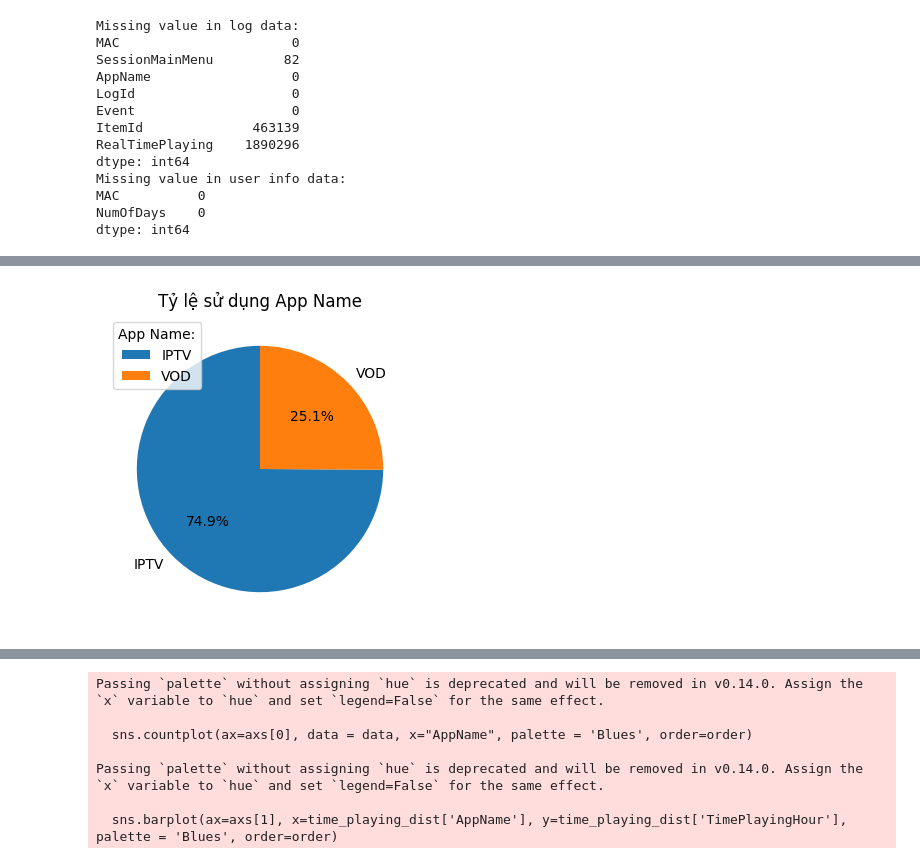
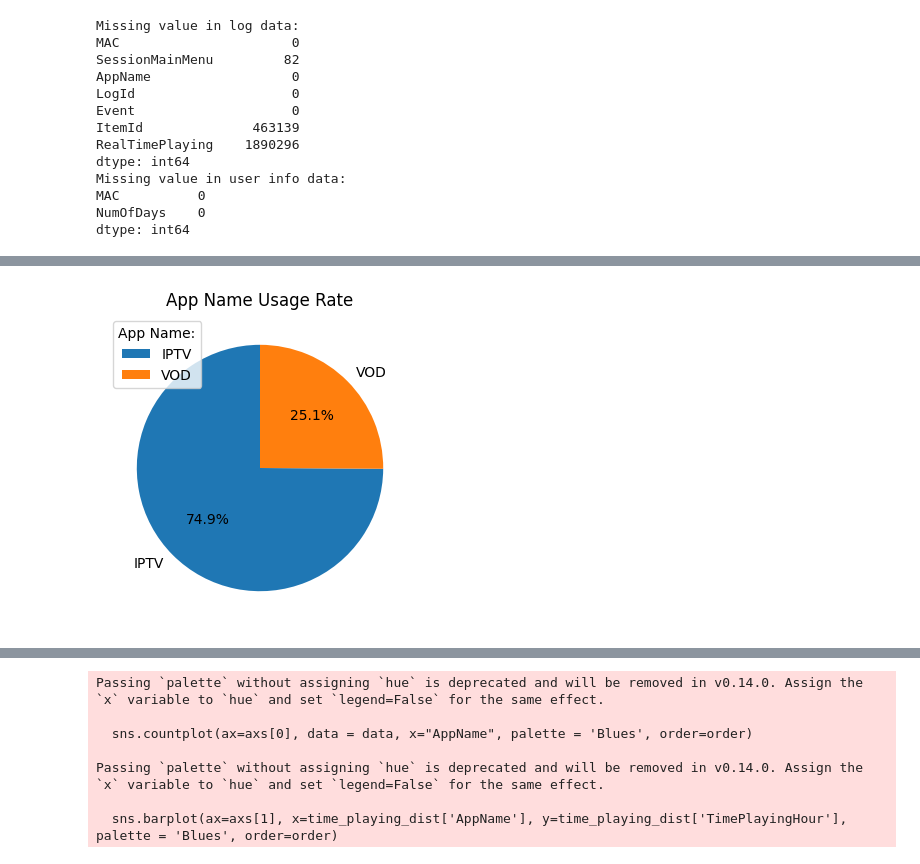
Before and after one commit to levythaoanh/TV-Usage-Insights-Churn-Risk-Modeling, a Jupyter notebook: CustomerChurnAnalysis.ipynb, the cells around one changed output, grey strips where cells are left out. Drawn from its saved outputs; the diff is of its cells as text; code cells hidden in the pictures.

```diff
--- a/CustomerChurnAnalysis.ipynb
+++ b/CustomerChurnAnalysis.ipynb
@@ -75,5 +104,6 @@ log.head(5)
 # %%
-user_info = pd.read_csv("C:\\Users\\ADMIN\\Desktop\\Practice Test 2025\\03. Python\\FPT_Test\\DataSampleTest\\user_info.txt", delimiter= "\t")
+#  Import ".txt" file for the user info dataset and fix ID user column
+user_info = pd.read_csv("raw_data\\user_info.txt", delimiter= "\t")
 user_info['MAC'] = user_info["MAC"].str[4:]
 user_info.rename(columns= {'# of days' : 'NumOfDays'}, inplace = True)
 user_info.head(5)
@@ -146,11 +156,11 @@ Timestamp('2017-02-03 00:00:00')
 # %%
 app_dist = data['AppName'].value_counts(normalize=True).to_frame().reset_index()
 app_dist.columns = ['AppName', 'Proportion']
 
 plt.figure(figsize=(4,4))
 plt.pie(app_dist['Proportion'], labels= app_dist['AppName'], autopct='%1.1f%%',startangle = 90)
 plt.legend(title="App Name:")
-plt.title('Tỷ lệ sử dụng App Name')
+plt.title('App Name Usage Rate')
 plt.show()
 # %% [output]
-[figure, old version]
+[figure, new version]
```
Also changed, not shown: parts of 45 cells of this notebook.
